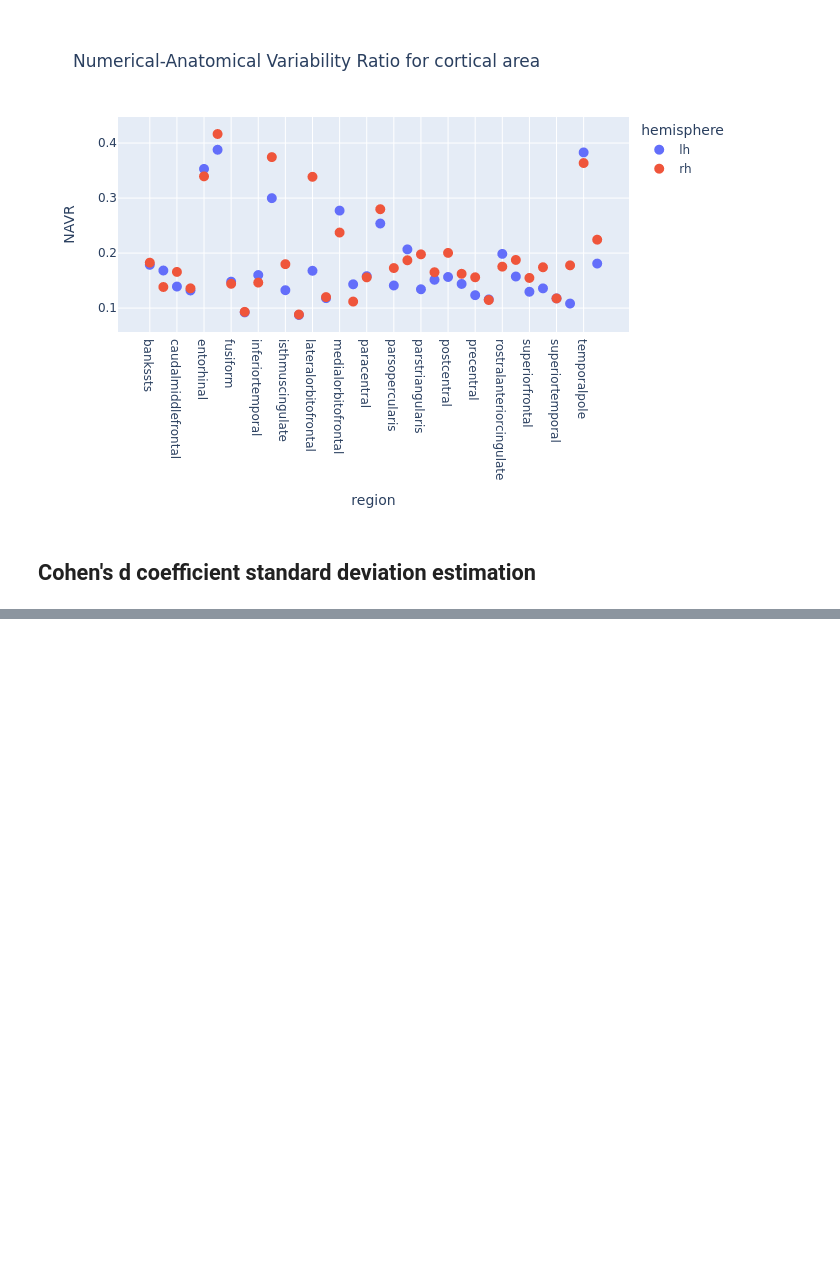
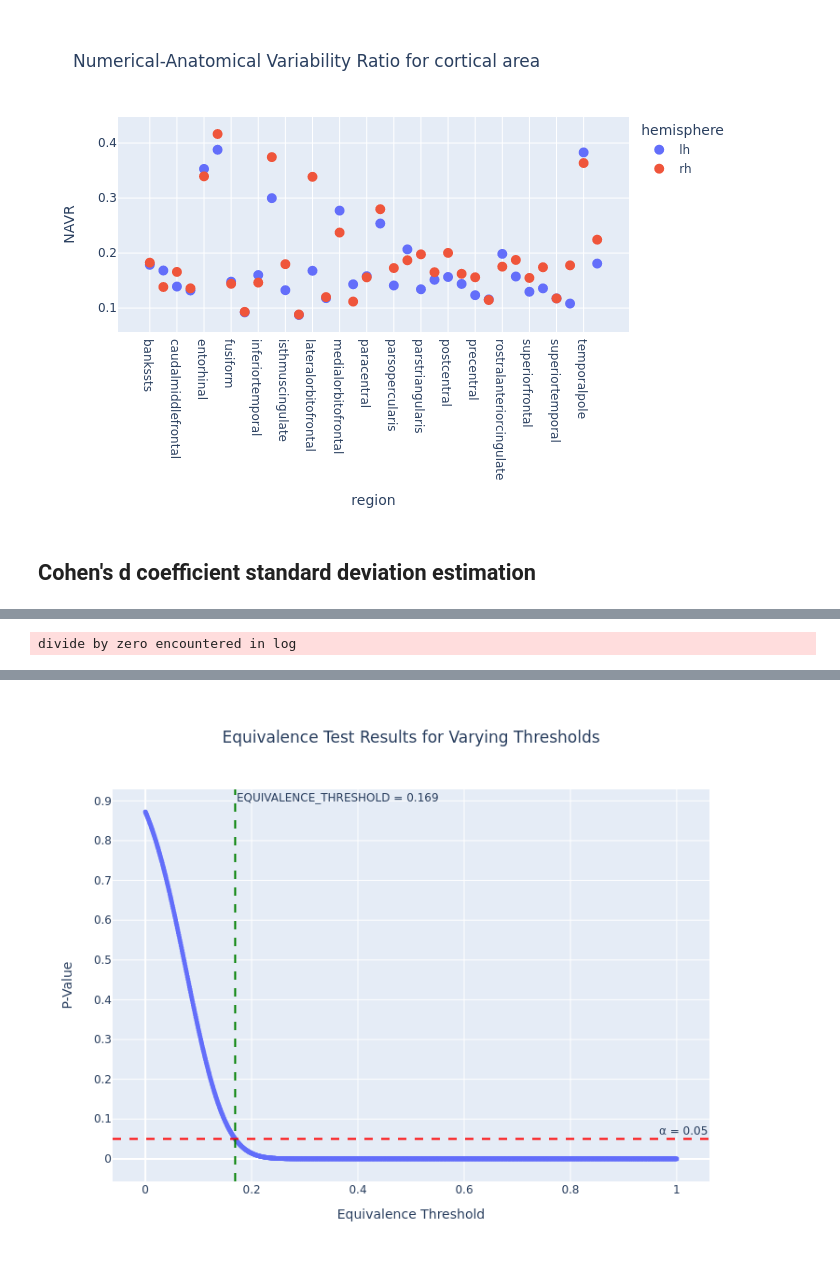
Before and after one commit to yohanchatelain/VIP-python-client, a Jupyter notebook: example/freesurfer-fuzzy/notebooks/cohen_d/cohen_d_area.ipynb, the cells around one changed output, grey strips where cells are left out. Saved outputs shown, nothing was run; the diff lists cells and outputs as text; code cells hidden in the pictures; blank space fills up the shorter version.

```diff
--- a/example/freesurfer-fuzzy/notebooks/cohen_d/cohen_d_area.ipynb
+++ b/example/freesurfer-fuzzy/notebooks/cohen_d/cohen_d_area.ipynb
@@ -798,0 +783,74 @@ Bootstrap confidence interval for mean ratio: 1.1451 with CI at 95% [1.0081, 1.3
+# %%
+from statsmodels.stats.weightstats import ttost_paired
+import numpy as np
+
+EQUIVALENCE_THRESHOLD = 0.169  # 16.9% relative difference threshold
+low = 1 - EQUIVALENCE_THRESHOLD
+upp = 1 + EQUIVALENCE_THRESHOLD
+
+# Example data - replace with your actual data
+X = cohend_d_std["cohen_d_mean"].values
+Y = alpha * cohend_d_std["NAVR"].values
+
+"""
+test of (non-)equivalence for two dependent, paired sample
+
+TOST: two one-sided t tests
+
+null hypothesis: md < low or md > upp alternative hypothesis: low < md < upp
+
+where md is the mean, expected value of the difference x1 - x2
+
+If the pvalue is smaller than a threshold,say 0.05,
+then we reject the hypothesis that the difference between
+the two samples is larger than the the thresholds given by low and upp.
+"""
+(p_value, t1_stat, t2_stat) = ttost_paired(X, Y, low=low, upp=upp, transform=np.log)
+print("Two One-Sided Tests (TOST) for Equivalence:")
+print(f"  p-value: {p_value:.4e}")
+print(f"  t1-statistic: {t1_stat}")
+print(f"  t2-statistic: {t2_stat}")
+
+if p_value < 0.05:
+    print(f"  Result: REJECT H₀ (p = {p_value:.4e} < 0.05)")
+    print("  Conclusion: The difference is equivalent within the specified threshold")
+    print(f"  {low:.3f} < mean_difference < {upp:.3f} is supported")
+else:
+    print(f"  Result: FAIL TO REJECT H₀ (p = {p_value:.4e} ≥ 0.05)")
+    print("  Conclusion: The difference IS equivalent within the specified threshold")
+    print(f"  {low:.3f} < mean_difference < {upp:.3f} is rejected")
+
+
+x = np.linspace(0, 1, 1000)
+results = []
+for i in x:
+    (p_value, t1_stat, t2_stat) = ttost_paired(
+        X, Y, low=1 - i, upp=1 + i, transform=np.log
+    )
+    results.append((i, p_value, t1_stat, t2_stat))
+results = pd.DataFrame(
+    results, columns=["equivalence_threshold", "p_value", "t1_stat", "t2_stat"]
+)
+fig = px.scatter(
+    results,
+    x="equivalence_threshold",
+    y="p_value",
+    title="Equivalence Test Results for Varying Thresholds",
+    labels={"equivalence_threshold": "Equivalence Threshold", "p_value": "P-Value"},
+).update_traces(marker=dict(size=5))
+fig.add_hline(y=0.05, line_dash="dash", line_color="red", annotation_text="α = 0.05")
+fig.add_vline(
+    x=EQUIVALENCE_THRESHOLD,
+    line_dash="dash",
+    line_color="green",
+    annotation_text=f"EQUIVALENCE_THRESHOLD = {EQUIVALENCE_THRESHOLD:.3f}",
+)
+fig.update_layout(
+    xaxis_title="Equivalence Threshold",
+    yaxis_title="P-Value",
+    title_x=0.5,
+    width=800,
+    height=600,
+)
+print_figure(fig, filename=figures_dir / "equivalence_test_results_cortical_area.png")
+# %% [output]
@@ -798,0 +864 @@ Bootstrap confidence interval for mean ratio: 1.1451 with CI at 95% [1.0081, 1.3
+divide by zero encountered in log
@@ -798,0 +866 @@ Bootstrap confidence interval for mean ratio: 1.1451 with CI at 95% [1.0081, 1.3
+[figure, added]
```
Also changed, not shown: parts of 8 cells of this notebook, 2 other files.
